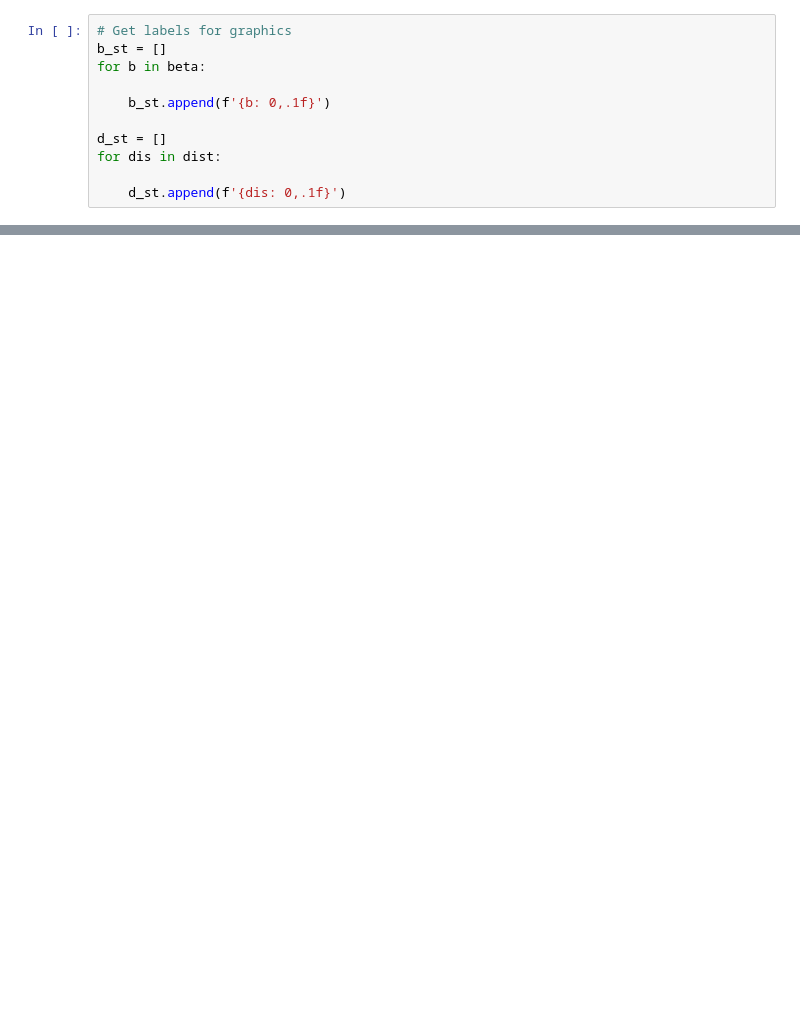
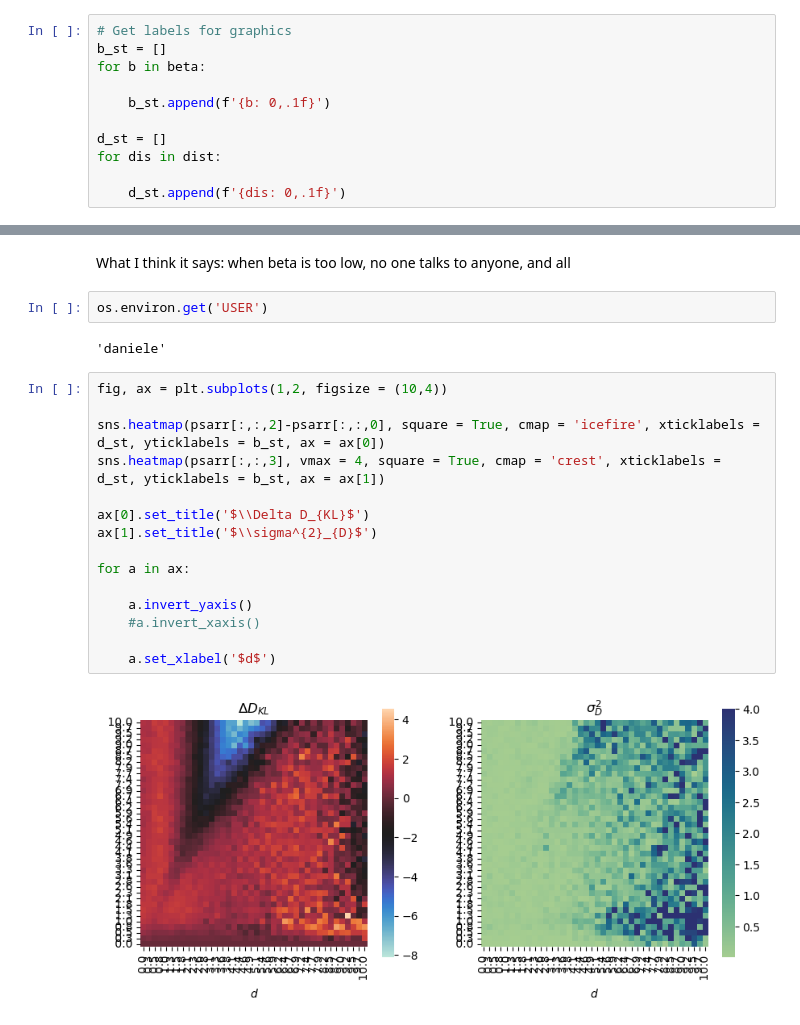
Before and after one commit to lunahsenzacca/EC, a Jupyter notebook: dkl.ipynb, the cells around one changed output, grey strips where cells are left out. Cells and saved outputs as stored; diff of their text form; blank space fills up the shorter version.

```diff
--- a/dkl.ipynb
+++ b/dkl.ipynb
@@ -123 +138,24 @@ for dis in dist:
+# %% [markdown]
+What I think it says: when beta is too low, no one talks to anyone, and all
+# %%
+os.environ.get('USER')
+# %% [output]
+'daniele'
+# %%
+fig, ax = plt.subplots(1,2, figsize = (10,4))
+
+sns.heatmap(psarr[:,:,2]-psarr[:,:,0], square = True, cmap = 'icefire', xticklabels = d_st, yticklabels = b_st, ax = ax[0])
+sns.heatmap(psarr[:,:,3], vmax = 4, square = True, cmap = 'crest', xticklabels = d_st, yticklabels = b_st, ax = ax[1])
+
+ax[0].set_title('$\\Delta D_{KL}$')
+ax[1].set_title('$\\sigma^{2}_{D}$')
+
+for a in ax:
+
+    a.invert_yaxis()
+    #a.invert_xaxis()
+
+    a.set_xlabel('$d$')
+# %% [output]
+[figure, added]
 # %%
```
Also changed, not shown: parts of 14 cells of this notebook, 7 other files.
